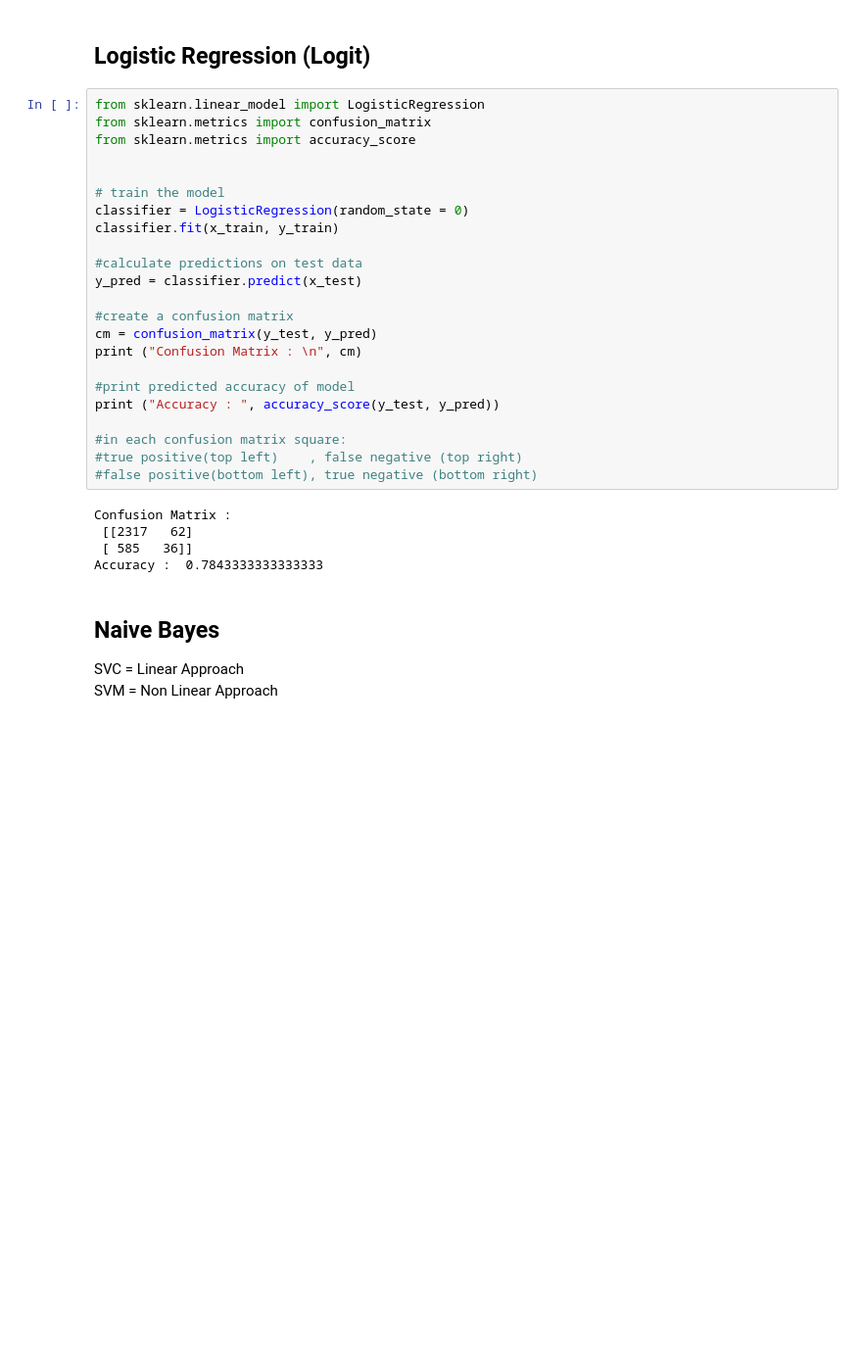
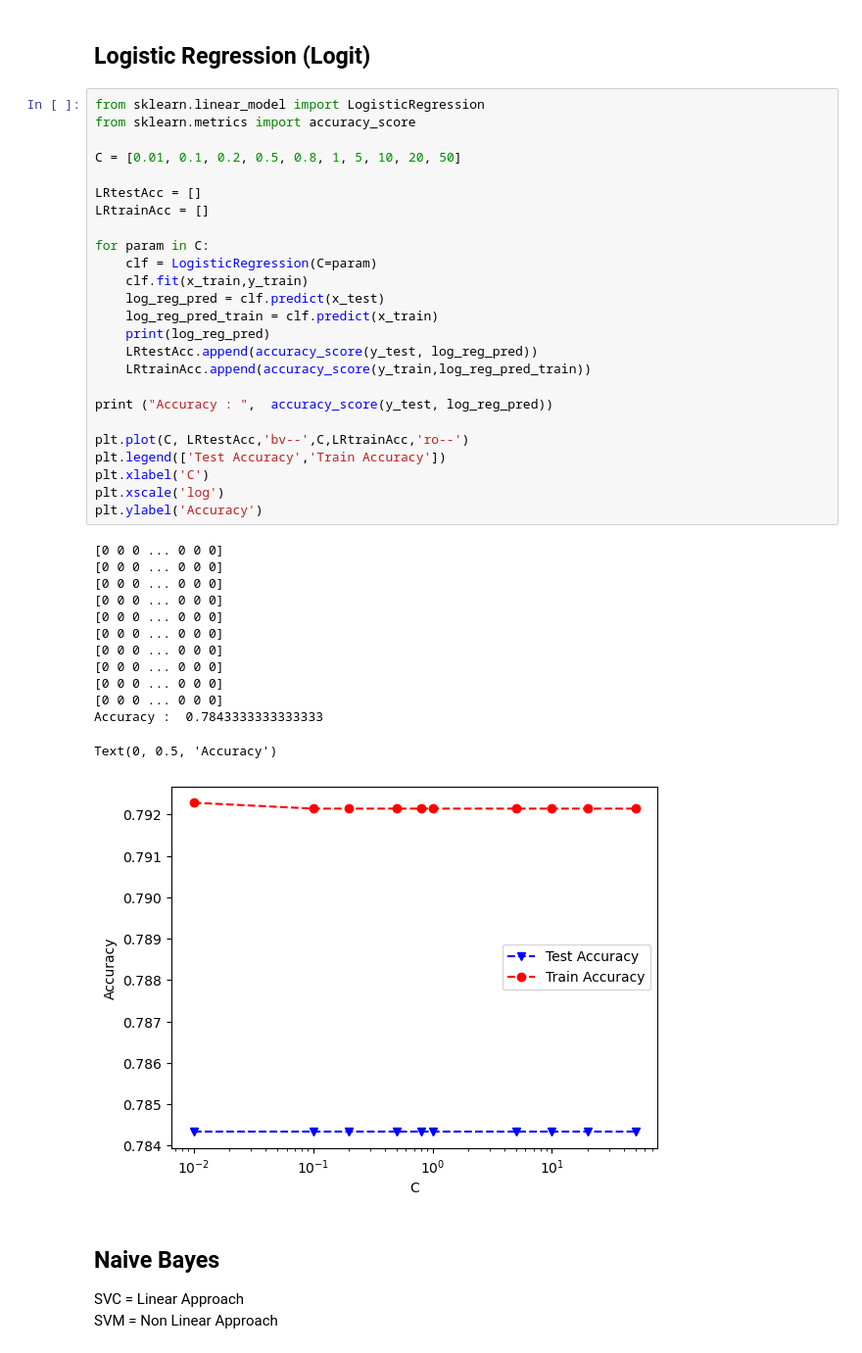
Before and after one commit to OtaSteven/CSC177_Proj, a Jupyter notebook: Classification/classification.ipynb, the cells around one changed output. Shown at 98% size. Saved outputs shown, nothing was run; the diff lists cells and outputs as text; blank space fills up the shorter version.

Commit message:
added visual graph to logistic regression section

```diff
--- a/Classification/classification.ipynb
+++ b/Classification/classification.ipynb
@@ -163,34 +163,45 @@ Image(graph.create_png())
 [figure]
 # %% [markdown]
 ## Logistic Regression (Logit)
-# %%
-from sklearn.linear_model import LogisticRegression
-from sklearn.metrics import confusion_matrix
-from sklearn.metrics import accuracy_score
-
-
-# train the model
-classifier = LogisticRegression(random_state = 0)
-classifier.fit(x_train, y_train)
-
-#calculate predictions on test data
-y_pred = classifier.predict(x_test)
-
-#create a confusion matrix
-cm = confusion_matrix(y_test, y_pred)
-print ("Confusion Matrix : \n", cm)
-
-#print predicted accuracy of model
-print ("Accuracy : ", accuracy_score(y_test, y_pred))
-
-#in each confusion matrix square:
-#true positive(top left)    , false negative (top right)
-#false positive(bottom left), true negative (bottom right)
-# %% [output]
-Confusion Matrix :
- [[2317   62]
- [ 585   36]]
-Accuracy :  0.7843333333333333
+# %%
+from sklearn.linear_model import LogisticRegression
+from sklearn.metrics import accuracy_score
+
+C = [0.01, 0.1, 0.2, 0.5, 0.8, 1, 5, 10, 20, 50]
+
+LRtestAcc = []
+LRtrainAcc = []
+
+for param in C:
+    clf = LogisticRegression(C=param)
+    clf.fit(x_train,y_train)
+    log_reg_pred = clf.predict(x_test)
+    log_reg_pred_train = clf.predict(x_train)
+    print(log_reg_pred)
+    LRtestAcc.append(accuracy_score(y_test, log_reg_pred))
+    LRtrainAcc.append(accuracy_score(y_train,log_reg_pred_train))
+
+print ("Accuracy : ",  accuracy_score(y_test, log_reg_pred))
+
+plt.plot(C, LRtestAcc,'bv--',C,LRtrainAcc,'ro--')
+plt.legend(['Test Accuracy','Train Accuracy'])
+plt.xlabel('C')
+plt.xscale('log')
+plt.ylabel('Accuracy')
+# %% [output]
+[0 0 0 ... 0 0 0]
+[0 0 0 ... 0 0 0]
+[0 0 0 ... 0 0 0]
+[0 0 0 ... 0 0 0]
+[0 0 0 ... 0 0 0]
+[0 0 0 ... 0 0 0]
+[0 0 0 ... 0 0 0]
+[0 0 0 ... 0 0 0]
+[0 0 0 ... 0 0 0]
+[0 0 0 ... 0 0 0]
+Accuracy :  0.7843333333333333
+Text(0, 0.5, 'Accuracy')
+[figure, added]
 # %% [markdown]
 ## Naive Bayes
 SVC = Linear Approach <br />
```
